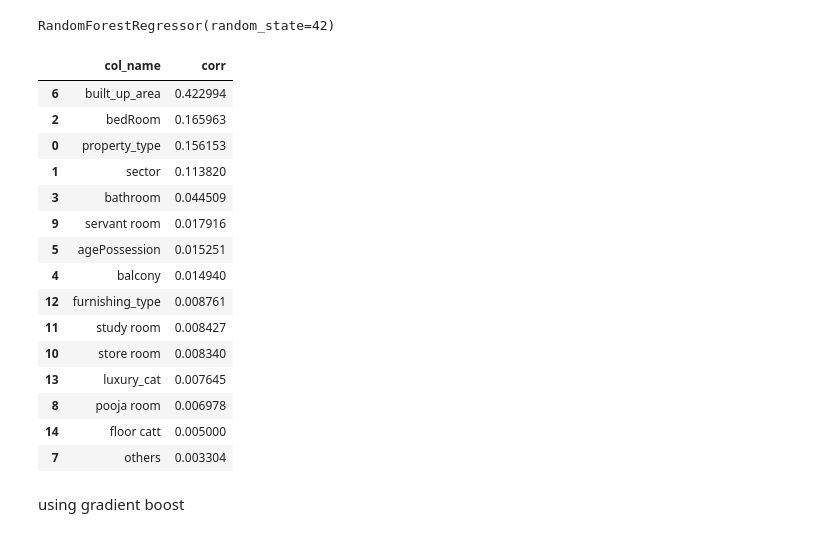
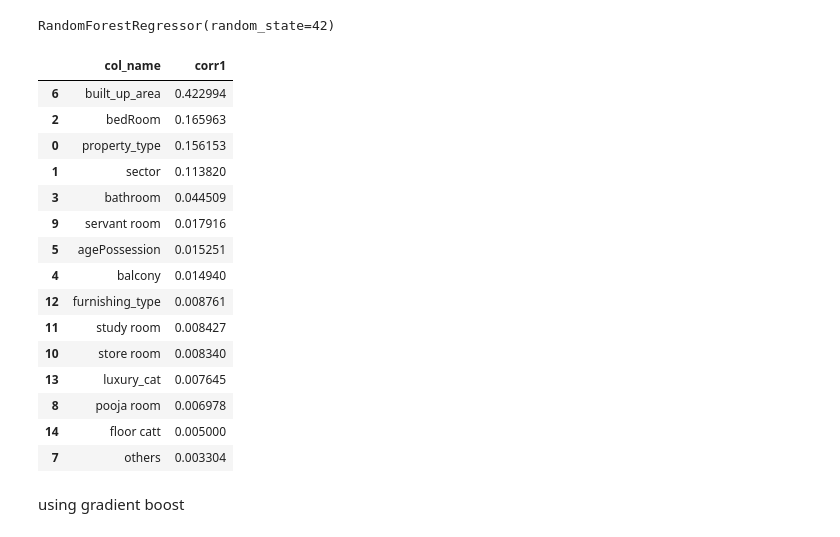
Before and after one commit to karansingh-chauhan/Real-Estate-Analysis, a Jupyter notebook: feature selection/feature_selection.ipynb, the cells around one changed output. Cells and saved outputs as stored; diff of their text form; code cells hidden in the pictures.

```diff
--- a/feature selection/feature_selection.ipynb
+++ b/feature selection/feature_selection.ipynb
@@ -168,11 +168,11 @@ RandomForestRegressor(random_state=42)
 # %%
 fi_rf=pd.DataFrame({
     "col_name":X_label.columns,
-    "corr":model.feature_importances_
-}).sort_values("corr",ascending=False)
+    "corr1":model.feature_importances_
+}).sort_values("corr1",ascending=False)
 fi_rf
 # %% [output]
-|  | col_name | corr |
+|  | col_name | corr1 |
 | 6 | built_up_area | 0.422994 |
 | 2 | bedRoom | 0.165963 |
 | 0 | property_type | 0.156153 |
```
Also changed, not shown: parts of 28 cells of this notebook, 1 other file.
